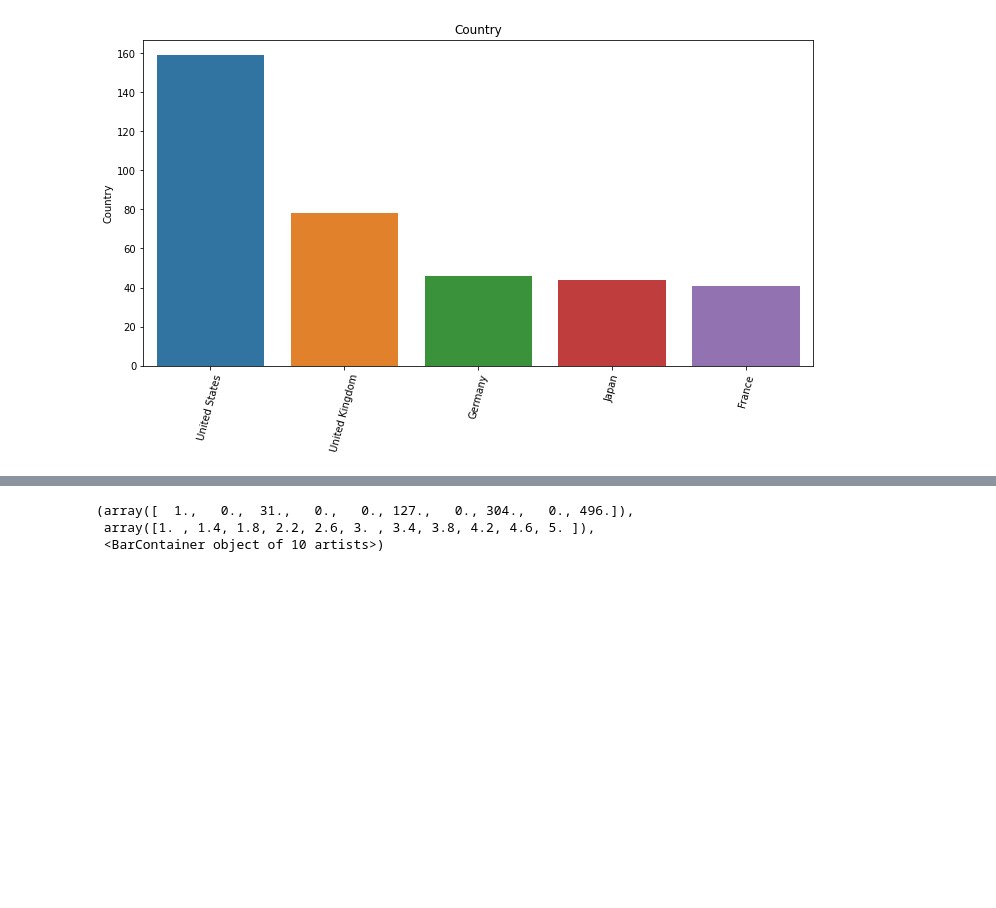
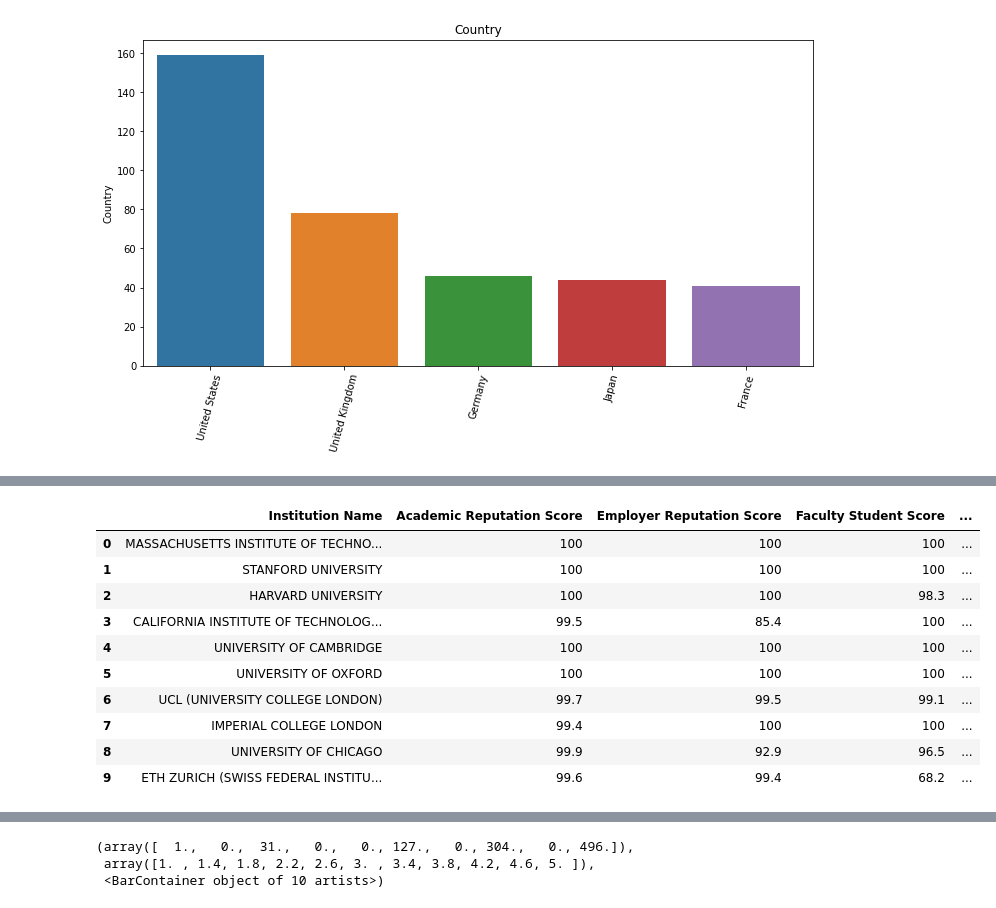
Before and after one commit to tcharrisson/PP22-C628, a Jupyter notebook: apriori modelling.ipynb, the cells around one changed output, grey strips where cells are left out. Cells and saved outputs as stored; diff of their text form; code cells hidden in the pictures; blank space fills up the shorter version.

```diff
--- a/apriori modelling.ipynb
+++ b/apriori modelling.ipynb
@@ -260,0 +273,26 @@ sns.barplot(top_contries20.index,top_contries20)
+# %%
+#columns used for the determination of the rankings will be saved in a variable called det_columns
+det_targ_col = ['Institution Name', 'Academic Reputation Score', 'Employer Reputation Score', 'Faculty Student Score',
+               'Citations per Faculty Score', 'International Faculty Score', 'International Students Score','Overall Score']
+# %%
+ranking18 = data18[det_targ_col]
+ranking19 = data19[det_targ_col]
+ranking20 = data20[det_targ_col]
+# %%
+uni_18_clean = ranking18.iloc[0:501]
+uni_19_clean = ranking19.iloc[0:1000]
+uni_20_clean = ranking20.iloc[0:1002]
+# %%
+uni_18_clean.head(10)
+# %% [output]
+|  | Institution Name | Academic Reputation Score | Employer Reputation Score | Faculty Student Score | ... |
+| 0 | MASSACHUSETTS INSTITUTE OF TECHNO... | 100 | 100 | 100 | ... |
+| 1 | STANFORD UNIVERSITY | 100 | 100 | 100 | ... |
+| 2 | HARVARD UNIVERSITY | 100 | 100 | 98.3 | ... |
+| 3 | CALIFORNIA INSTITUTE OF TECHNOLOG... | 99.5 | 85.4 | 100 | ... |
+| 4 | UNIVERSITY OF CAMBRIDGE | 100 | 100 | 100 | ... |
+| 5 | UNIVERSITY OF OXFORD | 100 | 100 | 100 | ... |
+| 6 | UCL (UNIVERSITY COLLEGE LONDON) | 99.7 | 99.5 | 99.1 | ... |
+| 7 | IMPERIAL COLLEGE LONDON | 99.4 | 100 | 100 | ... |
+| 8 | UNIVERSITY OF CHICAGO | 99.9 | 92.9 | 96.5 | ... |
+| 9 | ETH ZURICH (SWISS FEDERAL INSTITU... | 99.6 | 99.4 | 68.2 | ... |
```
Also changed, not shown: parts of 10 cells of this notebook.
